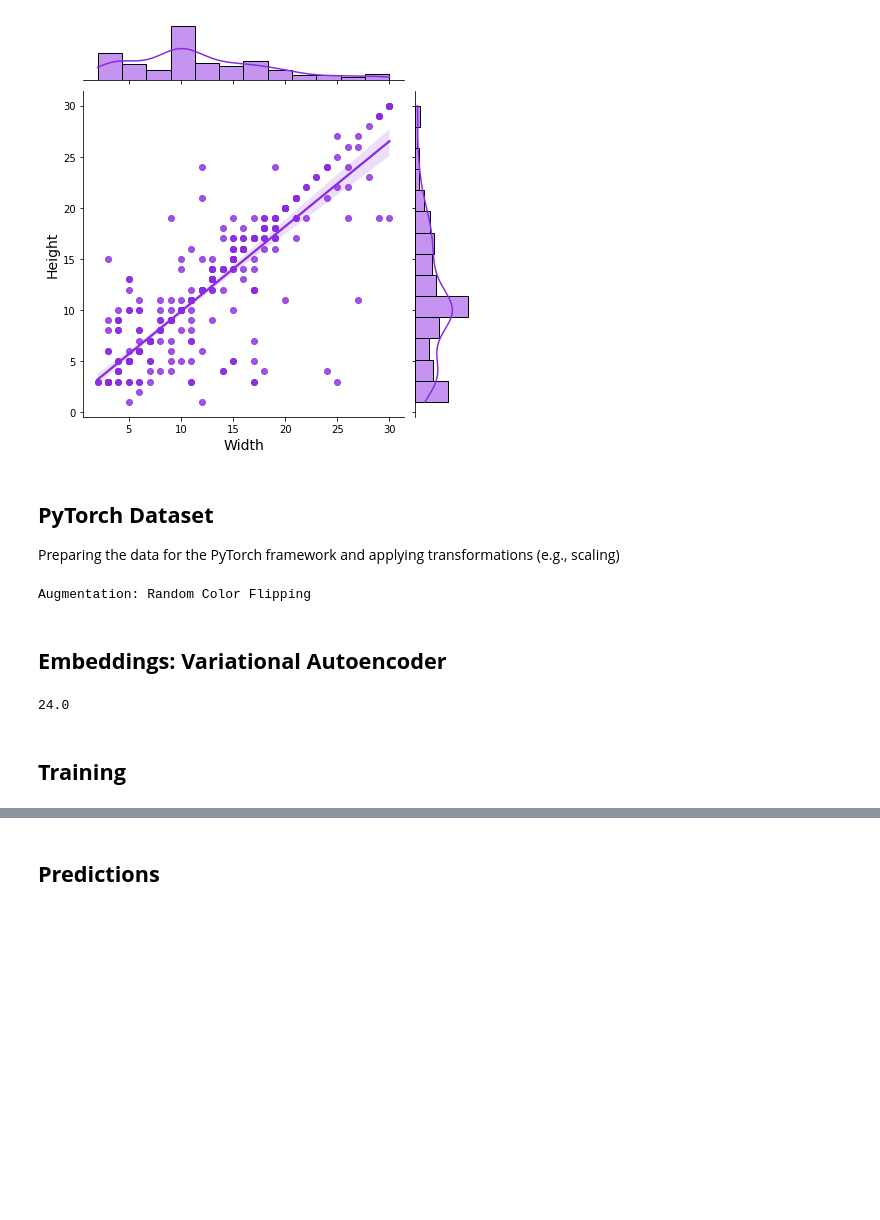
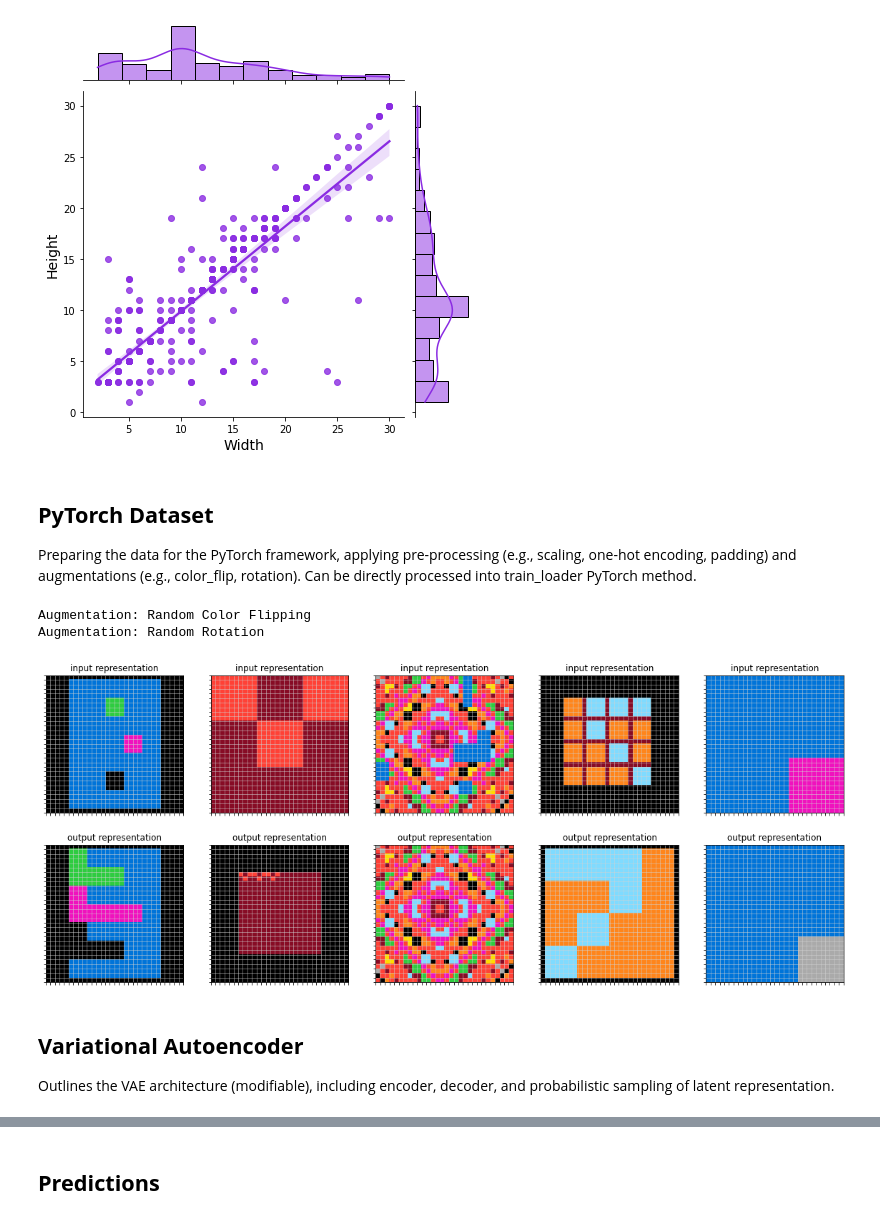
Before and after one commit to foger3/ARC_DeepLearning, a Jupyter notebook: model/ARC_DL.ipynb, the cells around one changed output, grey strips where cells are left out. Cells and saved outputs as stored; diff of their text form; code cells hidden in the pictures; blank space fills up the shorter version.

```diff
--- a/model/ARC_DL.ipynb
+++ b/model/ARC_DL.ipynb
@@ -298,6 +298,11 @@ for task in training_tasks:
 
 matrices = get_all_matrix(X_test)
 
+# To reduce test inputs to one task for later model evaluation
+for i in range(len(X_test)):
+    if len(X_test[i]) > 1:
+        X_test[i] = [X_test[i][0]]
+
 # Example
 X_test[3]
 # %% [output]
@@ -343,7 +348,7 @@ plt.show(plot)
 # %% [markdown]
 ## **PyTorch Dataset**
 
-Preparing the data for the PyTorch framework and applying transformations (e.g., scaling)
+Preparing the data for the PyTorch framework, applying pre-processing (e.g., scaling, one-hot encoding, padding) and augmentations (e.g., color_flip, rotation). Can be directly processed into train_loader PyTorch method.
 # %%
 # Load in Dataset (incl. Augmentations, Padding)
 class ARCDataset(Dataset):
@@ -367,25 +372,26 @@ class ARCDataset(Dataset):
         if self.stage == "train":
             outp = self.y[idx]
             outp = torch.tensor(outp, dtype=torch.float32)
-
-        return inp, outp
+            return inp, outp
+        else:
+            return inp
 # %%
 # Showcase Padding, One-Hot Encoding, Dimensionality, and Augmentation with regards to Colors
 train_set = ARCDataset(X_train, y_train, stage="train", aug=[True, True])
+train_loader = DataLoader(train_set, batch_size=128, shuffle=True)
 
 fig, axs = plt.subplots(2, 5, figsize=(20,8))
 for i in range(5):
     idx = random.randrange(len(train_set.X))
     plot_one(reverse_one_hot_encoder(train_set.X[idx]), axs[0,i], i, 'input')
     plot_one(reverse_one_hot_encoder(train_set.y[idx]), axs[1,i], i, 'output')
 # %% [output]
 Augmentation: Random Color Flipping
+Augmentation: Random Rotation
+[figure, added]
-# %% [markdown]
-## **Embeddings: Variational Autoencoder**
-# %%
-convo_eff(w=30, num=3, k=3)
-# %% [output]
-24.0
+# %% [markdown]
+## **Variational Autoencoder**
+Outlines the VAE architecture (modifiable), including encoder, decoder, and probabilistic sampling of latent representation.
 # %%
 class VariationalAutoencoder(nn.Module):
     def __init__(self, img_channels=10, feature_dim=[64, 24, 24], latent_dim=64): # Alternatives 32*22*22
@@ -465,5 +471,3 @@ class VariationalAutoencoder(nn.Module):
         z = self.reparameterize(mu, logVar)
         out = self.decode(z)
         return out, mu, logVar
-# %% [markdown]
-## **Training**
```
Also changed, not shown: parts of 18 cells of this notebook.
